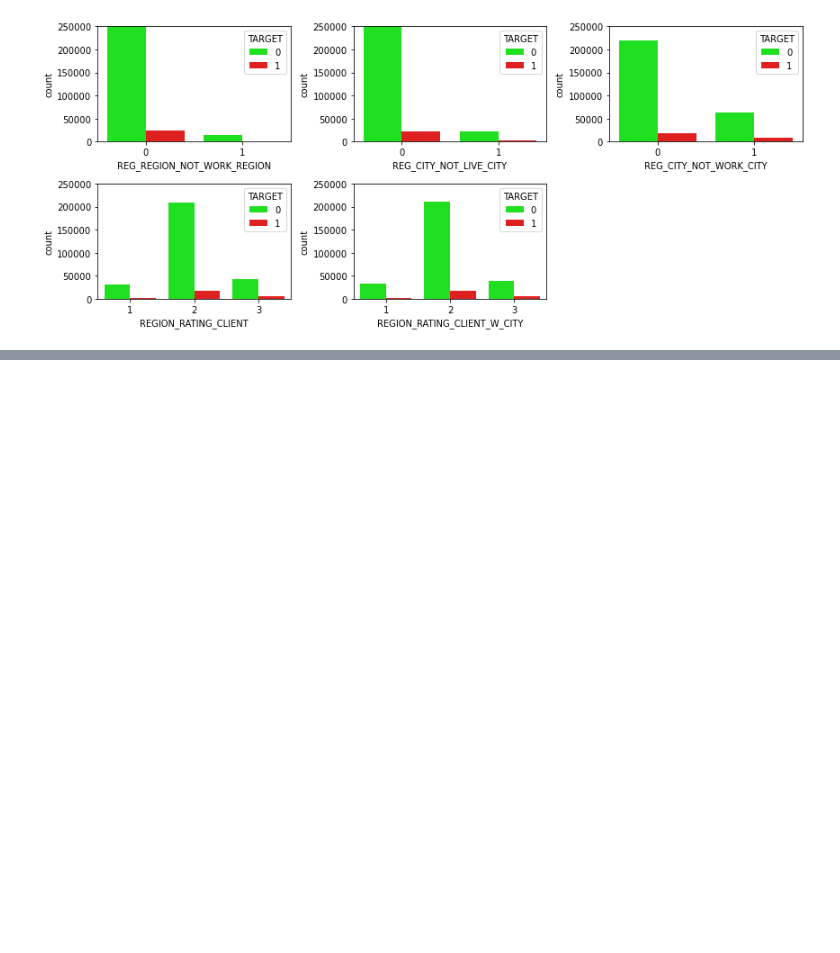
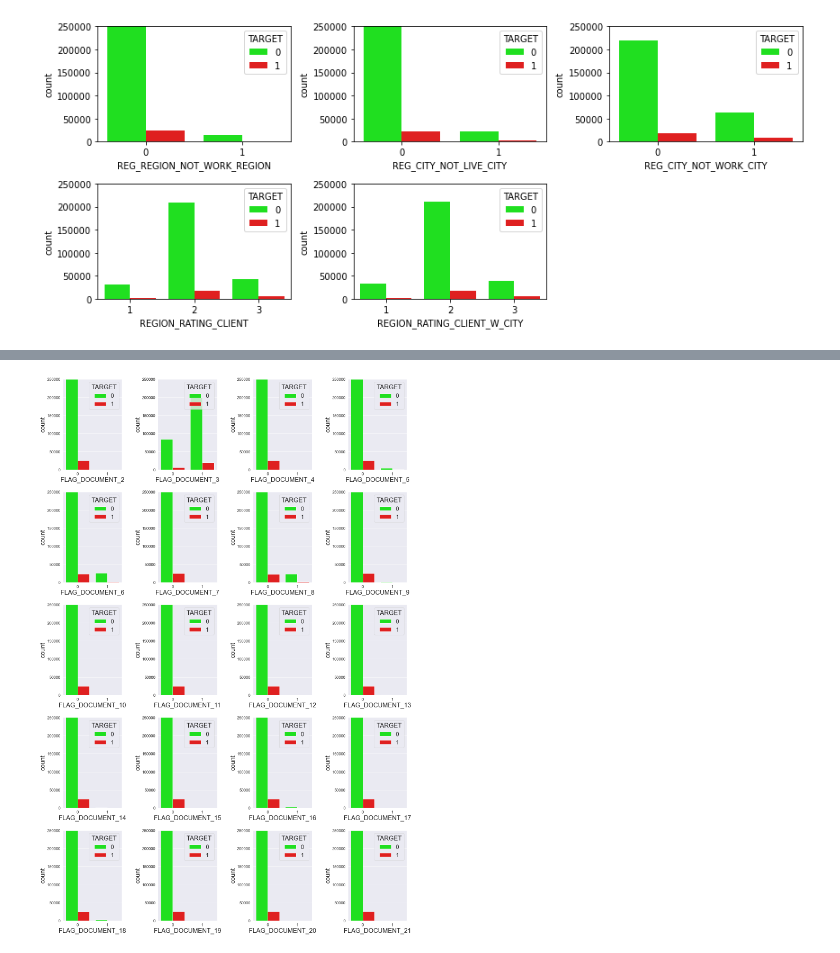
Before and after one commit to vivekkum-ar/Credit-appraisal-Banking-EDA, a Jupyter notebook: Bank Credit Appraisal EDA.ipynb, the cells around one changed output, grey strips where cells are left out. Cells and saved outputs as stored; diff of their text form; code cells hidden in the pictures; blank space fills up the shorter version.

Commit message:
Analysis on customer Document & Contact

```diff
--- a/Bank Credit Appraisal EDA.ipynb
+++ b/Bank Credit Appraisal EDA.ipynb
@@ -532,0 +538,11 @@ for i, j in enumerate(['REG_REGION_NOT_WORK_REGION','REG_CITY_NOT_LIVE_CITY', 'R
+# %%
+fig=plt.subplots(figsize=(20, 30))
+sns.set(font_scale = 2)
+for i, j in enumerate(['FLAG_DOCUMENT_2','FLAG_DOCUMENT_3','FLAG_DOCUMENT_4','FLAG_DOCUMENT_5','FLAG_DOCUMENT_6','FLAG_DOCUMENT_7','FLAG_DOCUMENT_8','FLAG_DOCUMENT_9','FLAG_DOCUMENT_10','FLAG_DOCUMENT_11','FLAG_DOCUMENT_12','FLAG_DOCUMENT_13','FLAG_DOCUMENT_14','FLAG_DOCUMENT_15','FLAG_DOCUMENT_16','FLAG_DOCUMENT_17','FLAG_DOCUMENT_18','FLAG_DOCUMENT_19','FLAG_DOCUMENT_20','FLAG_DOCUMENT_21']):
+    plt.subplot(5, 4, i+1, ylim=(0, 250000))
+    sns.countplot(df_curr_application2[j], hue=df_curr_application2["TARGET"],palette=['#00ff00',"#ff0000"])
+    plt.tight_layout()
+    plt.yticks(size=15)
+    plt.xticks(size=15)
+# %% [output]
+[figure, added]
```
Also changed, not shown: parts of 5 cells of this notebook.
